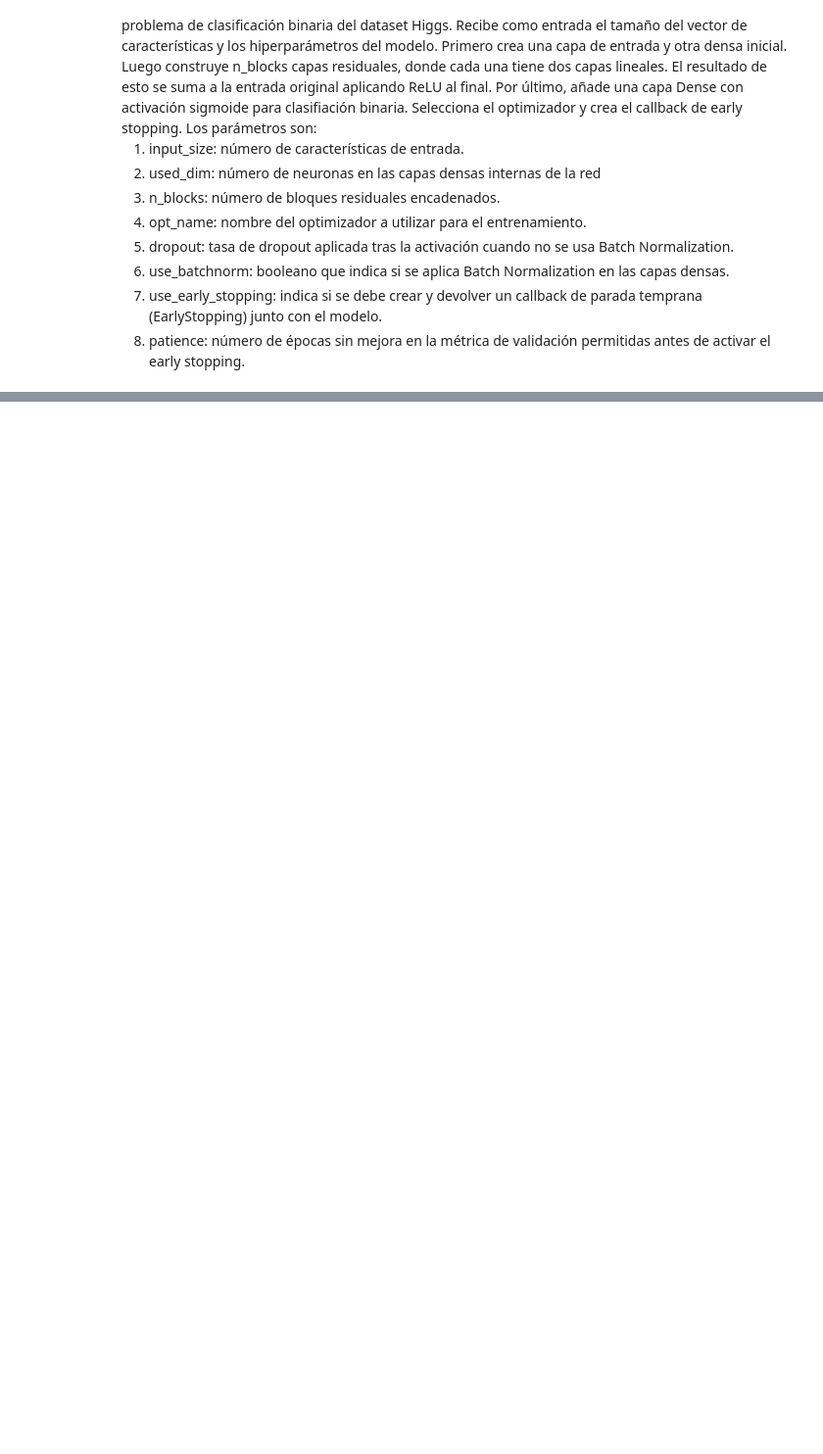
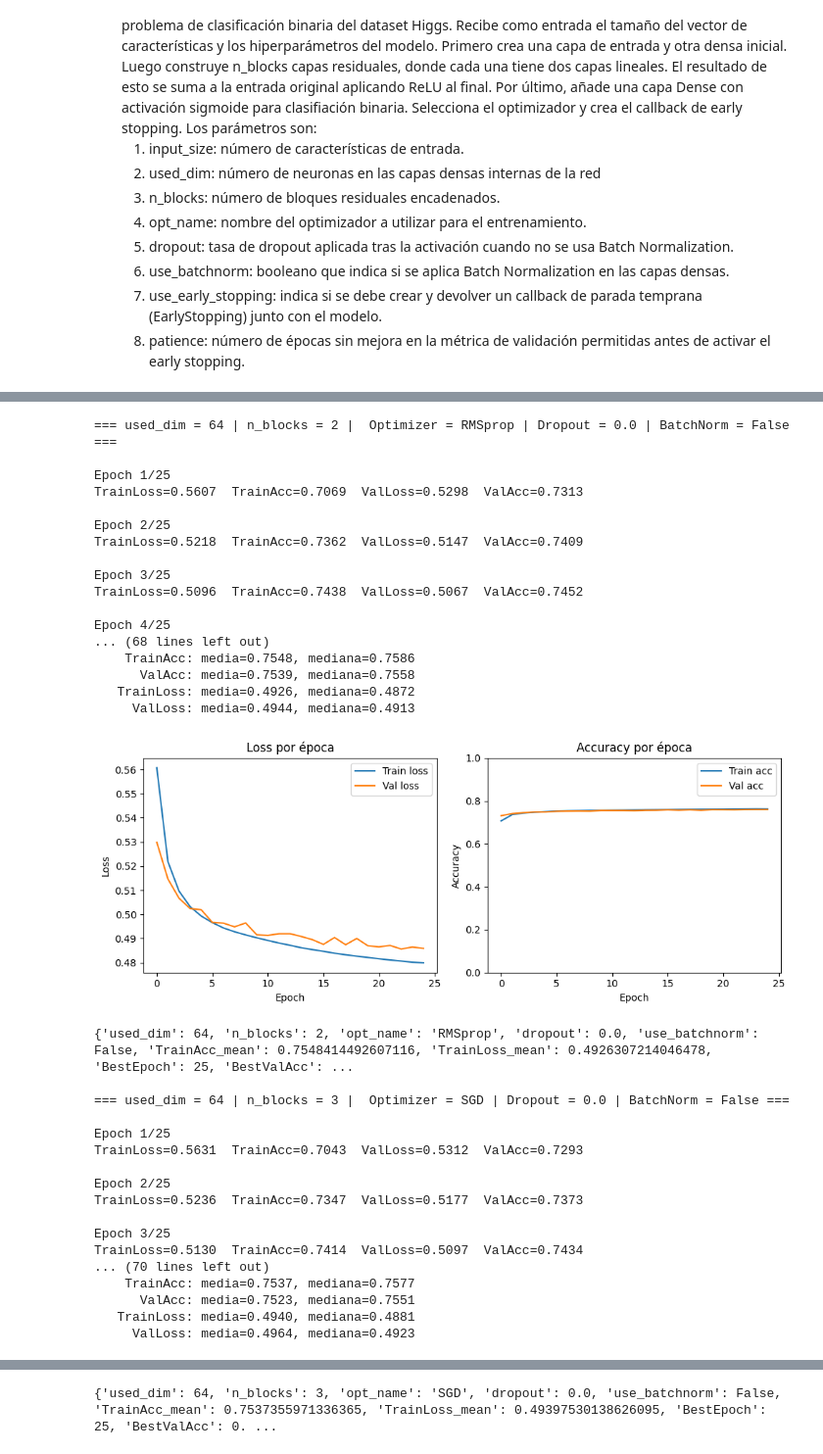
Before and after one commit to GuillermoBlancoNunez/P2_AprendizajeProfundo, a Jupyter notebook: p3_GuillermoBN_PabloDB.ipynb, the cells around one changed output, grey strips where cells are left out. Shown at 98% size. Cells and saved outputs as stored; diff of their text form; code cells hidden in the pictures; blank space fills up the shorter version.

```diff
--- a/p3_GuillermoBN_PabloDB.ipynb
+++ b/p3_GuillermoBN_PabloDB.ipynb
@@ -316,0 +602,41 @@ def train_one_model(
+# %%
+for (used_dim, n_blocks, opt_name, dropout, use_batchnorm) in hyperparams[6:8]:
+    model, best_weights, result = fit_residual(used_dim, n_blocks, opt_name, dropout, use_batchnorm)
+    models.append((model, best_weights))
+    results.append(result)
+# %% [output]
+=== used_dim = 64 | n_blocks = 2 |  Optimizer = RMSprop | Dropout = 0.0 | BatchNorm = False ===
+
+Epoch 1/25
+TrainLoss=0.5607  TrainAcc=0.7069  ValLoss=0.5298  ValAcc=0.7313
+
+Epoch 2/25
+TrainLoss=0.5218  TrainAcc=0.7362  ValLoss=0.5147  ValAcc=0.7409
+
+Epoch 3/25
+TrainLoss=0.5096  TrainAcc=0.7438  ValLoss=0.5067  ValAcc=0.7452
+
+Epoch 4/25
+... (68 lines left out)
+    TrainAcc: media=0.7548, mediana=0.7586
+      ValAcc: media=0.7539, mediana=0.7558
+   TrainLoss: media=0.4926, mediana=0.4872
+     ValLoss: media=0.4944, mediana=0.4913
+[figure, added]
+{'used_dim': 64, 'n_blocks': 2, 'opt_name': 'RMSprop', 'dropout': 0.0, 'use_batchnorm': False, 'TrainAcc_mean': 0.7548414492607116, 'TrainLoss_mean': 0.4926307214046478, 'BestEpoch': 25, 'BestValAcc': ...
+
+=== used_dim = 64 | n_blocks = 3 |  Optimizer = SGD | Dropout = 0.0 | BatchNorm = False ===
+
+Epoch 1/25
+TrainLoss=0.5631  TrainAcc=0.7043  ValLoss=0.5312  ValAcc=0.7293
+
+Epoch 2/25
+TrainLoss=0.5236  TrainAcc=0.7347  ValLoss=0.5177  ValAcc=0.7373
+
+Epoch 3/25
+TrainLoss=0.5130  TrainAcc=0.7414  ValLoss=0.5097  ValAcc=0.7434
+... (70 lines left out)
+    TrainAcc: media=0.7537, mediana=0.7577
+      ValAcc: media=0.7523, mediana=0.7551
+   TrainLoss: media=0.4940, mediana=0.4881
+     ValLoss: media=0.4964, mediana=0.4923
@@ -316,0 +644 @@ def train_one_model(
+{'used_dim': 64, 'n_blocks': 3, 'opt_name': 'SGD', 'dropout': 0.0, 'use_batchnorm': False, 'TrainAcc_mean': 0.7537355971336365, 'TrainLoss_mean': 0.49397530138626095, 'BestEpoch': 25, 'BestValAcc': 0. ...
```
Also changed, not shown: parts of 29 cells of this notebook, 2 other files.
